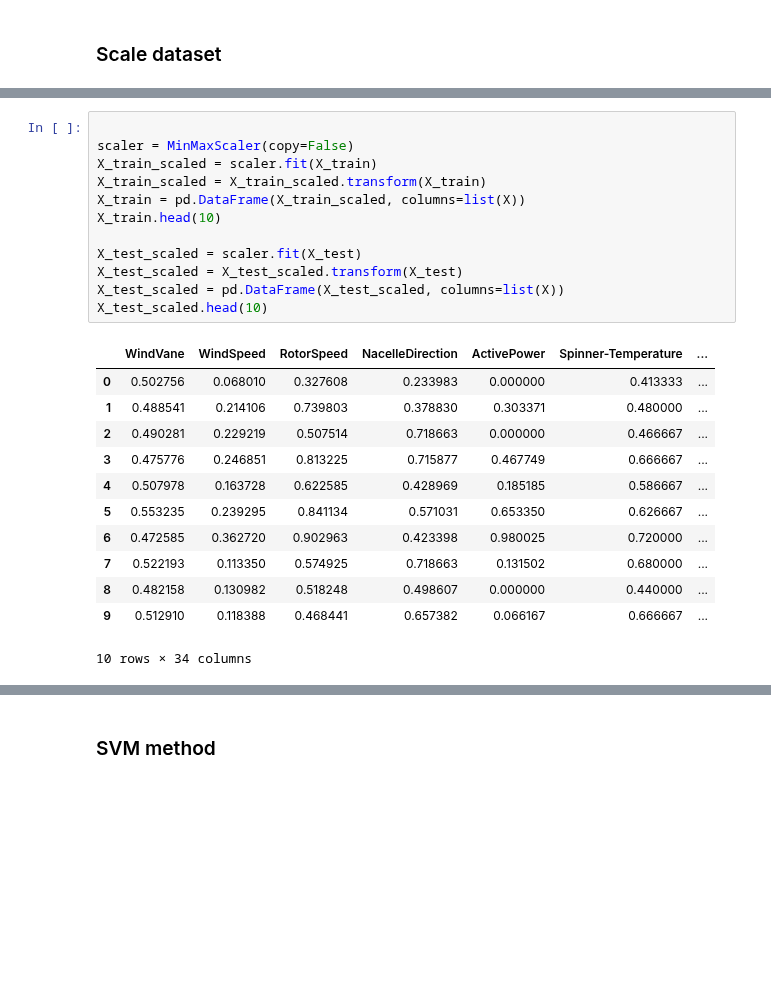
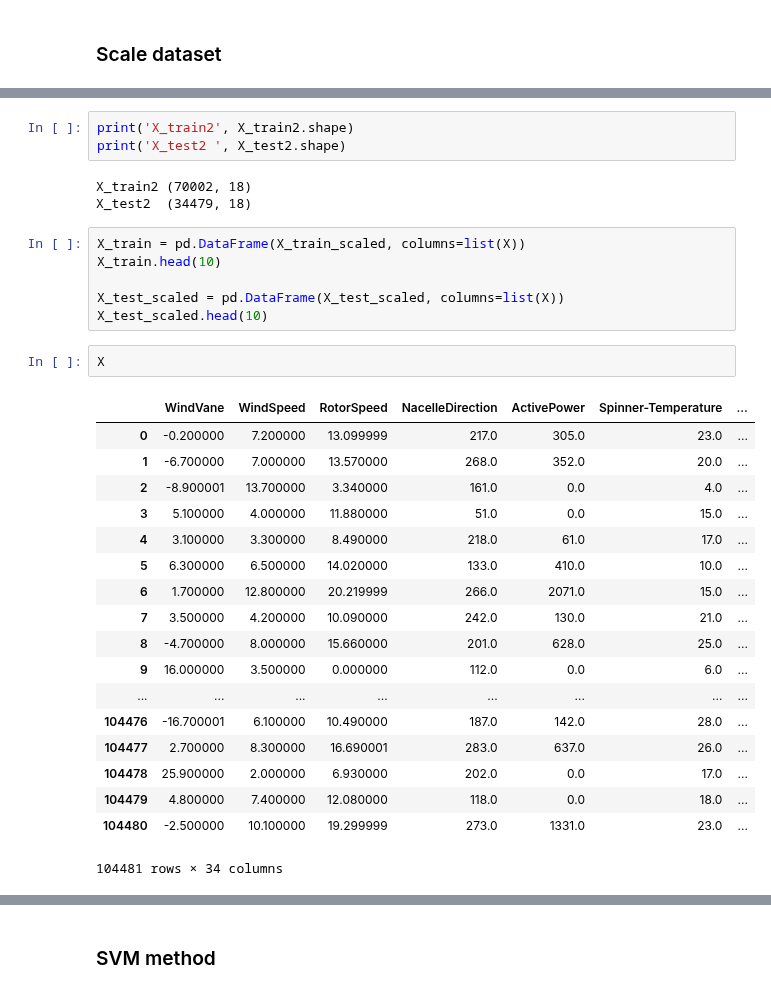
Before and after one commit to StianIsmar/project-thesis, a Jupyter notebook: TE/models/run_models.ipynb, the cells around one changed output, grey strips where cells are left out. Cells and saved outputs as stored; diff of their text form; blank space fills up the shorter version.

```diff
--- a/TE/models/run_models.ipynb
+++ b/TE/models/run_models.ipynb
@@ -186,25 +204,33 @@ print(X_train_scaled.shape)
+# %%
+print('X_train2', X_train2.shape)
+print('X_test2 ', X_test2.shape)
+# %% [output]
+X_train2 (70002, 18)
+X_test2  (34479, 18)
 # %%
-
-scaler = MinMaxScaler(copy=False)
-X_train_scaled = scaler.fit(X_train)
-X_train_scaled = X_train_scaled.transform(X_train)
 X_train = pd.DataFrame(X_train_scaled, columns=list(X))
 X_train.head(10)
 
-X_test_scaled = scaler.fit(X_test)
-X_test_scaled = X_test_scaled.transform(X_test)
 X_test_scaled = pd.DataFrame(X_test_scaled, columns=list(X))
 X_test_scaled.head(10)
-# %% [output]
-|  | WindVane | WindSpeed | RotorSpeed | NacelleDirection | ActivePower | Spinner-Temperature | ... |
-| 0 | 0.502756 | 0.068010 | 0.327608 | 0.233983 | 0.000000 | 0.413333 | ... |
-| 1 | 0.488541 | 0.214106 | 0.739803 | 0.378830 | 0.303371 | 0.480000 | ... |
-| 2 | 0.490281 | 0.229219 | 0.507514 | 0.718663 | 0.000000 | 0.466667 | ... |
-| 3 | 0.475776 | 0.246851 | 0.813225 | 0.715877 | 0.467749 | 0.666667 | ... |
-| 4 | 0.507978 | 0.163728 | 0.622585 | 0.428969 | 0.185185 | 0.586667 | ... |
-| 5 | 0.553235 | 0.239295 | 0.841134 | 0.571031 | 0.653350 | 0.626667 | ... |
-| 6 | 0.472585 | 0.362720 | 0.902963 | 0.423398 | 0.980025 | 0.720000 | ... |
-| 7 | 0.522193 | 0.113350 | 0.574925 | 0.718663 | 0.131502 | 0.680000 | ... |
-| 8 | 0.482158 | 0.130982 | 0.518248 | 0.498607 | 0.000000 | 0.440000 | ... |
-| 9 | 0.512910 | 0.118388 | 0.468441 | 0.657382 | 0.066167 | 0.666667 | ... |
-10 rows × 34 columns
+# %%
+X
+# %% [output]
+|  | WindVane | WindSpeed | RotorSpeed | NacelleDirection | ActivePower | Spinner-Temperature | ... |
+| 0 | -0.200000 | 7.200000 | 13.099999 | 217.0 | 305.0 | 23.0 | ... |
+| 1 | -6.700000 | 7.000000 | 13.570000 | 268.0 | 352.0 | 20.0 | ... |
+| 2 | -8.900001 | 13.700000 | 3.340000 | 161.0 | 0.0 | 4.0 | ... |
+| 3 | 5.100000 | 4.000000 | 11.880000 | 51.0 | 0.0 | 15.0 | ... |
+| 4 | 3.100000 | 3.300000 | 8.490000 | 218.0 | 61.0 | 17.0 | ... |
+| 5 | 6.300000 | 6.500000 | 14.020000 | 133.0 | 410.0 | 10.0 | ... |
+| 6 | 1.700000 | 12.800000 | 20.219999 | 266.0 | 2071.0 | 15.0 | ... |
+| 7 | 3.500000 | 4.200000 | 10.090000 | 242.0 | 130.0 | 21.0 | ... |
+| 8 | -4.700000 | 8.000000 | 15.660000 | 201.0 | 628.0 | 25.0 | ... |
+| 9 | 16.000000 | 3.500000 | 0.000000 | 112.0 | 0.0 | 6.0 | ... |
+| ... | ... | ... | ... | ... | ... | ... | ... |
+| 104476 | -16.700001 | 6.100000 | 10.490000 | 187.0 | 142.0 | 28.0 | ... |
+| 104477 | 2.700000 | 8.300000 | 16.690001 | 283.0 | 637.0 | 26.0 | ... |
+| 104478 | 25.900000 | 2.000000 | 6.930000 | 202.0 | 0.0 | 17.0 | ... |
+| 104479 | 4.800000 | 7.400000 | 12.080000 | 118.0 | 0.0 | 18.0 | ... |
+| 104480 | -2.500000 | 10.100000 | 19.299999 | 273.0 | 1331.0 | 23.0 | ... |
+104481 rows × 34 columns
```
Also changed, not shown: parts of 9 cells of this notebook, 2 other files.
